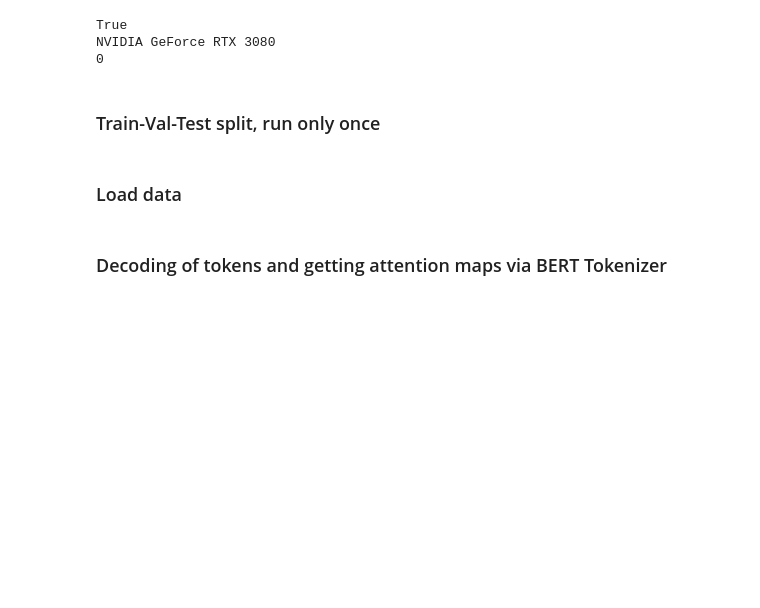
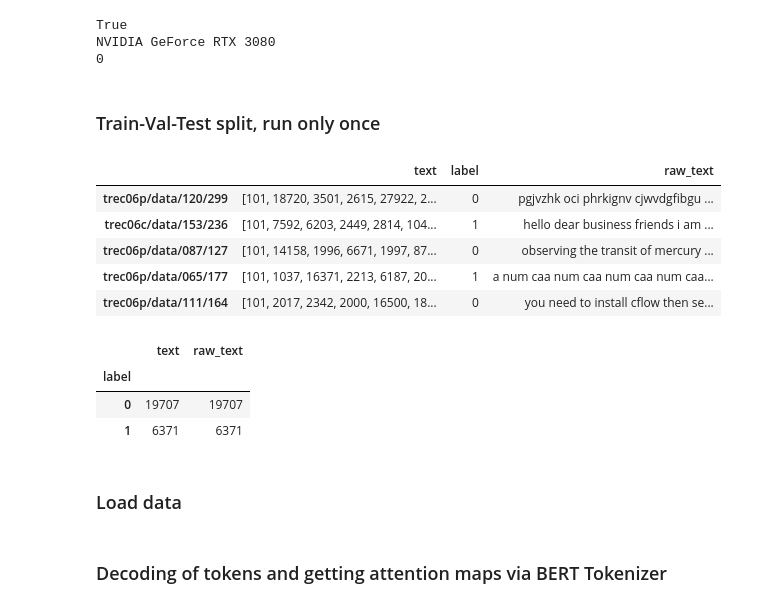
Before and after one commit to Jumpkan/DSA4266_Grp2, a Jupyter notebook: transformers.ipynb, the cells around one changed output. Saved outputs shown, nothing was run; the diff lists cells and outputs as text; code cells hidden in the pictures; blank space fills up the shorter version.

```diff
--- a/transformers.ipynb
+++ b/transformers.ipynb
@@ -54,18 +57,41 @@ def preprocess_function(id,example,df):
             c.append(sep_token)
             out.append([c,label,id])
         return out
+# %%
+def shorten(text):
+    words = text.split(" ")
+    curr = None
+    final = []
+    for word in words:
+        if word != curr:
+            final.append(word)
+        curr = word
+    return " ".join(final)
+# %%
+def preprocess_function_2(id,example):
+    text = example['processed']
+    text = shorten(text)
+    label = example['class']
+    tokens = tokenizer.encode(text)
+    cls_token = tokens[0]
+    sep_token = tokens[-1]
+    first_chunk = tokens[1: 511]
+    c = []
+    c.append(cls_token)
+    c.extend(first_chunk)
+    c.append(sep_token)
+    return([c, label, id])
 # %%
 def preprocess(df):
-    new_df = {'text':[],'label':[]}
+    new_df = {'text':[],'label':[],'raw_text':[]}
     ids = []
     mapping = {"ham":0,"spam":1}
     for i,row in tqdm(df.iterrows()):
-        output = preprocess_function(i,row,df)
-        for chunk,label,idx in output:
-            if len(chunk) > 512: print("ERROR")
-            new_df['text'].append(chunk)
-            new_df['label'].append(mapping[label])
-            ids.append(idx)
+        new_df["raw_text"].append(row['processed'])
+        tokens, label, idx = preprocess_function_2(i,row)
+        new_df['text'].append(tokens)
+        new_df['label'].append(mapping[label])
+        ids.append(idx)
     final_df = pd.DataFrame(new_df,index=ids)
     return final_df
 # %%
@@ -81,3 +108,19 @@ test_df = pd.DataFrame({'processed':X_test,'class':y_test})
 train_df = preprocess(train_df)
 val_df = preprocess(val_df)
 test_df = preprocess(test_df)
+# %%
+train_df.head()
+# %% [output]
+|  | text | label | raw_text |
+| trec06p/data/120/299 | [101, 18720, 3501, 2615, 27922, 2... | 0 | pgjvzhk oci phrkignv cjwvdgfibgu ... |
+| trec06c/data/153/236 | [101, 7592, 6203, 2449, 2814, 104... | 1 | hello dear business friends i am ... |
+| trec06p/data/087/127 | [101, 14158, 1996, 6671, 1997, 87... | 0 | observing the transit of mercury ... |
+| trec06p/data/065/177 | [101, 1037, 16371, 2213, 6187, 20... | 1 | a num caa num caa num caa num caa... |
+| trec06p/data/111/164 | [101, 2017, 2342, 2000, 16500, 18... | 0 | you need to install cflow then se... |
+# %%
+train_df.groupby(["label"]).count()
+# %% [output]
+|  | text | raw_text |
+| label |  |  |
+| 0 | 19707 | 19707 |
+| 1 | 6371 | 6371 |
```
Also changed, not shown: parts of 15 cells of this notebook, 1 other file.
